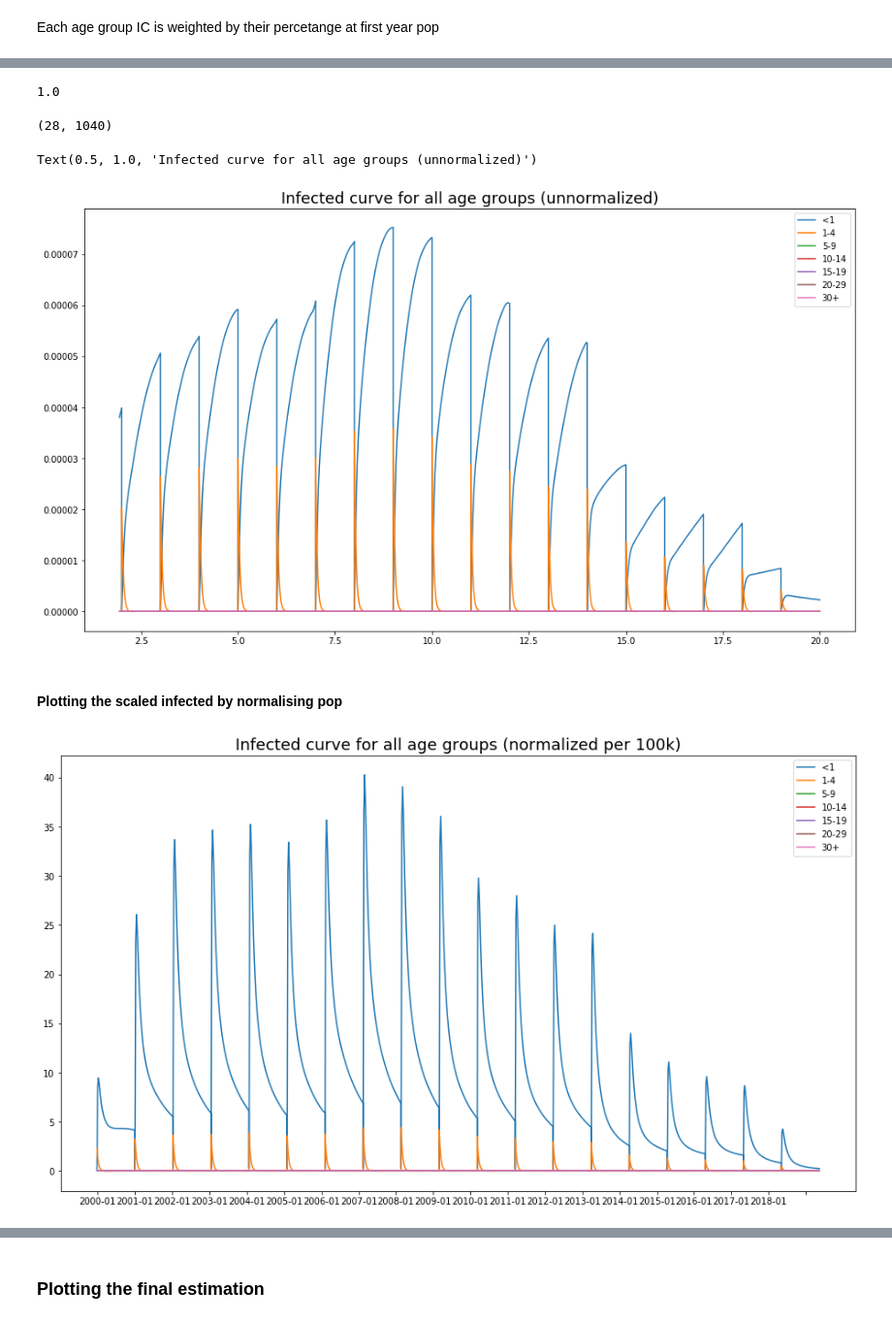
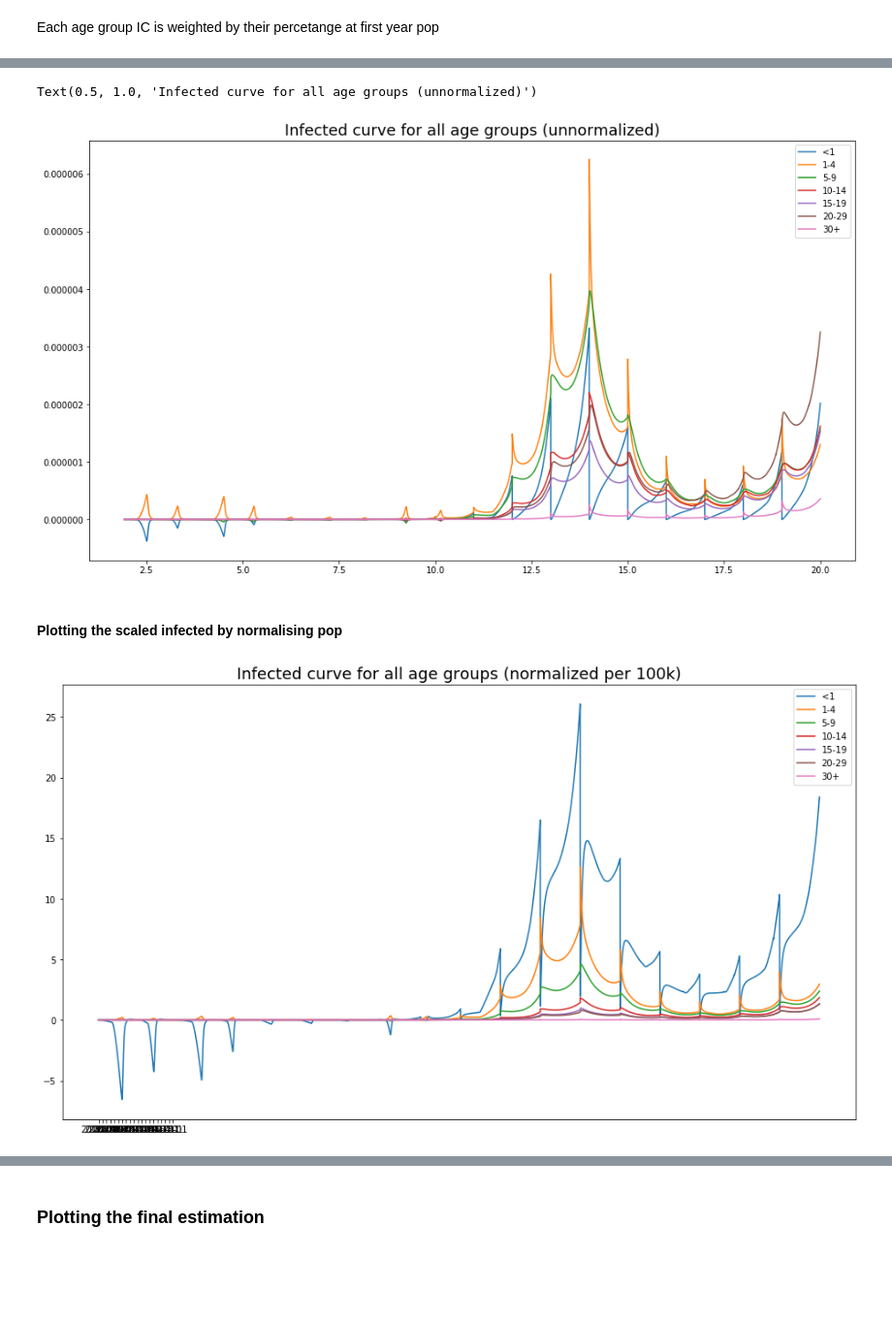
Before and after one commit to dhelekal/EpiRSG2020, a Jupyter notebook: model/Simulation_from_data.ipynb, the cells around one changed output, grey strips where cells are left out. Shown at 97% size. Cells and saved outputs as stored; diff of their text form; code cells hidden in the pictures; blank space fills up the shorter version.

Commit message:
Bugfixes, fix vaccination rate scales, fix plots

```diff
--- a/model/Simulation_from_data.ipynb
+++ b/model/Simulation_from_data.ipynb
@@ -176,4 +153,4 @@ para = m.ModelParams(
 # %%
-beta = 400*np.eye(7)*[0.98, 0.9, 0.85, 0.8, 0.7, 0.7, 0.7] #This scales with time (to check compute r0)!
+beta = 20*np.eye(7)*[0.98, 0.9, 0.85, 0.8, 0.7, 0.7, 0.7] #This scales with time (to check compute r0)!
 # %%
 mdl = m.SIRVModel(para, lambda t: beta)
@@ -203,11 +170,3 @@ norm_ic = np.hstack([new_ic[0:7]*age_struct_start,
                     new_ic[7:14]*age_struct_start,
                     new_ic[14:21]*age_struct_start,
                     new_ic[21:28]*age_struct_start])
-# %%
-#Sanity check
-np.sum(norm_ic, axis = 0)
-# %% [output]
-1.0
-# %%
-#out_year, t_year = mdl.run(np.hstack([0.95*(1./7)*np.ones(7), 0.05*(1./7)*np.ones(7), np.zeros(7*2)]),t_max = 19,method="RK45", eval_per_year=24)
-out_year, t_year = mdl.run(new_ic ,t_max = years_run-0.00001, method="LSODA", eval_per_year=52)#Use more iterations!, LSODA maybe better
@@ -217,35 +173,33 @@ t = t_year
-# %%
-out.shape
-# %% [output]
-(28, 1040)
+# %%
+out, t = mdl.run(new_ic ,t_max = years_run-0.00001, method="LSODA", eval_per_year=520)
 # %%
 Inf_OUT = out[7:(7*2),:]
 plt.figure(figsize=(16,9))
 for ii in range(7):
-    plt.plot(t[100:len(t)], np.transpose(out[7+ii,100:len(t)]), label = age_class[ii])
+    plt.plot(t[1000:len(t)], np.transpose(out[7+ii,1000:len(t)]), label = age_class[ii])
 plt.legend()
 plt.title("Infected curve for all age groups (unnormalized)", fontsize = 18)
 # %% [output]
 Text(0.5, 1.0, 'Infected curve for all age groups (unnormalized)')
-[figure, old version]
+[figure, new version]
 # %% [markdown]
 #### Plotting the scaled infected by normalising pop
 # %%
 Inf_OUT = out[7:(7*2),:]
 plt.figure(figsize=(16,9))
 for ii in range(7):
     tot = np.sum(out[np.array([0,7,14,21])+ii,], axis=0)
-    plt.plot(t[52:len(t)], (np.transpose(out[7+ii,]) / tot)[52:len(t)]*100000, label = age_class[ii])
+    plt.plot(t[1000:len(t)], (np.transpose(out[7+ii,]) / tot)[1000:len(t)]*100000, label = age_class[ii])
 plt.legend()
 if d == "Mumps":
-    plt.xticks(t[52:len(t)][np.arange(years_run)*51], time_date)
+    plt.xticks(t[1000:len(t)][np.arange(years_run)*51], time_date)
 else:
-    plt.xticks(t[52:len(t)][np.arange(years_run)*51], time_date[np.arange(1, years_run)*12])
+    plt.xticks(t[1000:len(t)][np.arange(years_run)*51], time_date[np.arange(1, years_run)*12])
 
 plt.title("Infected curve for all age groups (normalized per 100k)", fontsize = 18)
 
 if d == "Mumps":
     plt.savefig("Inf_sim_"+d+"_noOpt.svg")
 # %% [output]
-[figure, old version]
+[figure, new version]
 # %%
```
Also changed, not shown: parts of 13 cells of this notebook.
